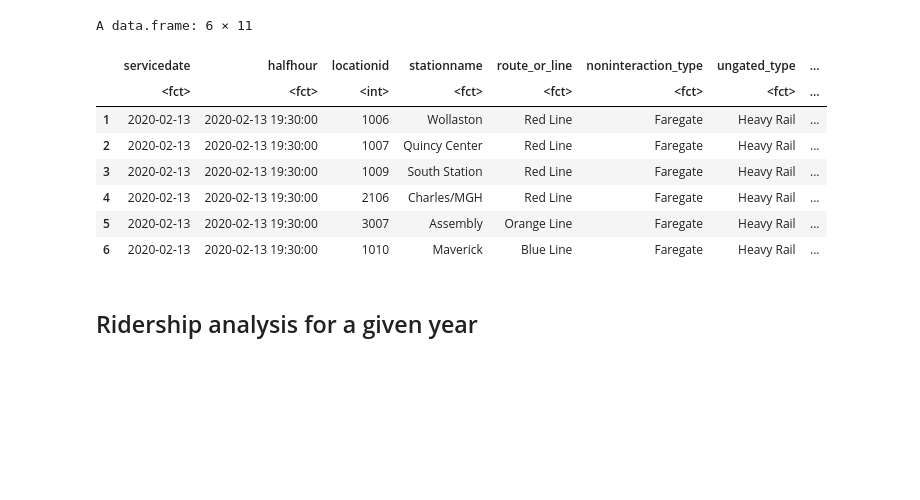
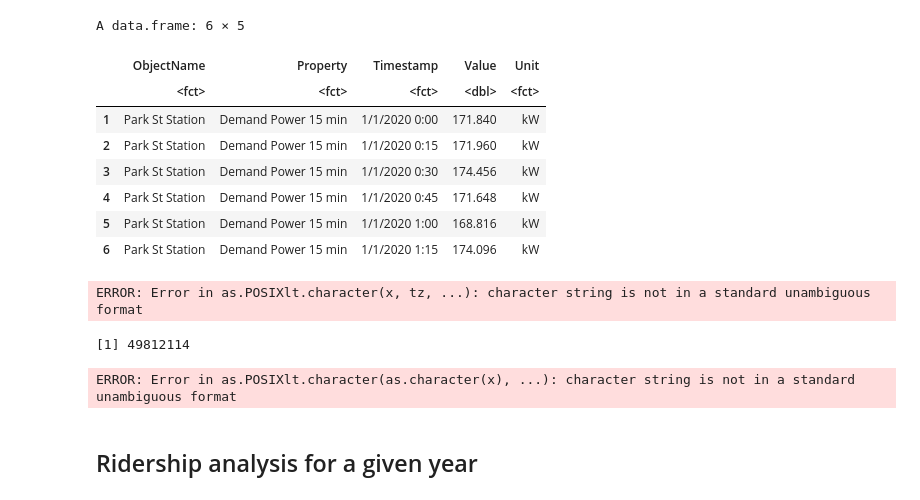
Before and after one commit to narslab/treem, a Jupyter notebook: bin/jupyter/ridership-analysis.ipynb, the cells around one changed output. Cells and saved outputs as stored; diff of their text form; code cells hidden in the pictures; blank space fills up the shorter version.

```diff
--- a/bin/jupyter/ridership-analysis.ipynb
+++ b/bin/jupyter/ridership-analysis.ipynb
@@ -25,15 +25,32 @@ ridership = read.csv("../../data/raw/ridership-19-20.csv")
+# %%
+df_2020 = read.csv("../../data/raw/MBTA-2020-energy-consumption.csv")
 # %%
-head(ridership)
+head(df_2020)
 # %% [output]
-A data.frame: 6 × 11
+A data.frame: 6 × 5
-|  | servicedate | halfhour | locationid | stationname | route_or_line | noninteraction_type | ungated_type | ... |
-|  | <fct> | <fct> | <int> | <fct> | <fct> | <fct> | <fct> | ... |
-| 1 | 2020-02-13 | 2020-02-13 19:30:00 | 1006 | Wollaston | Red Line | Faregate | Heavy Rail | ... |
-| 2 | 2020-02-13 | 2020-02-13 19:30:00 | 1007 | Quincy Center | Red Line | Faregate | Heavy Rail | ... |
-| 3 | 2020-02-13 | 2020-02-13 19:30:00 | 1009 | South Station | Red Line | Faregate | Heavy Rail | ... |
-| 4 | 2020-02-13 | 2020-02-13 19:30:00 | 2106 | Charles/MGH | Red Line | Faregate | Heavy Rail | ... |
-| 5 | 2020-02-13 | 2020-02-13 19:30:00 | 3007 | Assembly | Orange Line | Faregate | Heavy Rail | ... |
-| 6 | 2020-02-13 | 2020-02-13 19:30:00 | 1010 | Maverick | Blue Line | Faregate | Heavy Rail | ... |
+|  | ObjectName | Property | Timestamp | Value | Unit |
+|  | <fct> | <fct> | <fct> | <dbl> | <fct> |
+| 1 | Park St Station | Demand Power 15 min | 1/1/2020 0:00 | 171.840 | kW |
+| 2 | Park St Station | Demand Power 15 min | 1/1/2020 0:15 | 171.960 | kW |
+| 3 | Park St Station | Demand Power 15 min | 1/1/2020 0:30 | 174.456 | kW |
+| 4 | Park St Station | Demand Power 15 min | 1/1/2020 0:45 | 171.648 | kW |
+| 5 | Park St Station | Demand Power 15 min | 1/1/2020 1:00 | 168.816 | kW |
+| 6 | Park St Station | Demand Power 15 min | 1/1/2020 1:15 | 174.096 | kW |
+# %%
+ options(tz = "America/New_York")
+df_2020$time = as.POSIXct(as.character(df_2020$Timestamp),tz = getOption("tz"))
+# %% [output]
+ERROR: Error in as.POSIXlt.character(x, tz, ...): character string is not in a standard unambiguous format
+# %%
+sum(df_2020$Value,na.rm =TRUE)
+# %% [output]
+[1] 49812114
+# %%
+df_2020$Year = year(df_2020$Timestamp)
+df_2020$Month = month(df_2020$Timestamp)
+df_2020$Day = day(df_2020$Timestamp)
+# %% [output]
+ERROR: Error in as.POSIXlt.character(as.character(x), ...): character string is not in a standard unambiguous format
 # %%
 # Add time scale columns
 ridership$Year = year(ridership$servicedate)
```
Also changed, not shown: parts of 4 cells of this notebook, 21 other files.
